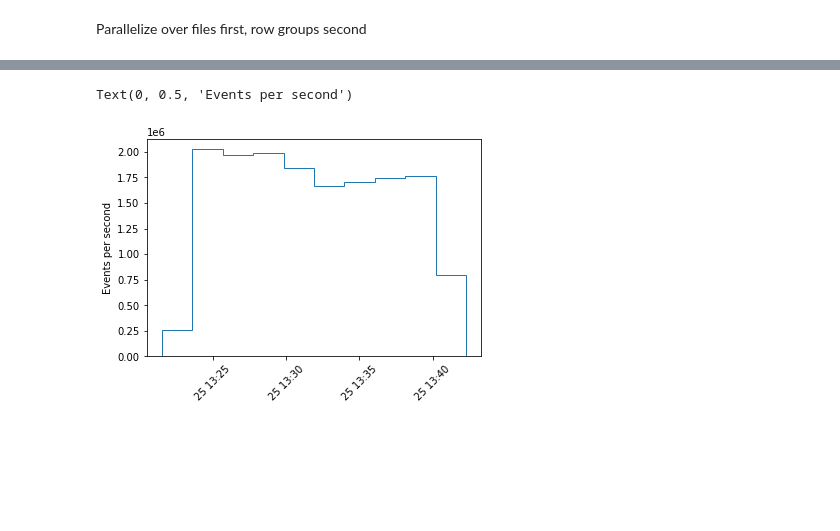
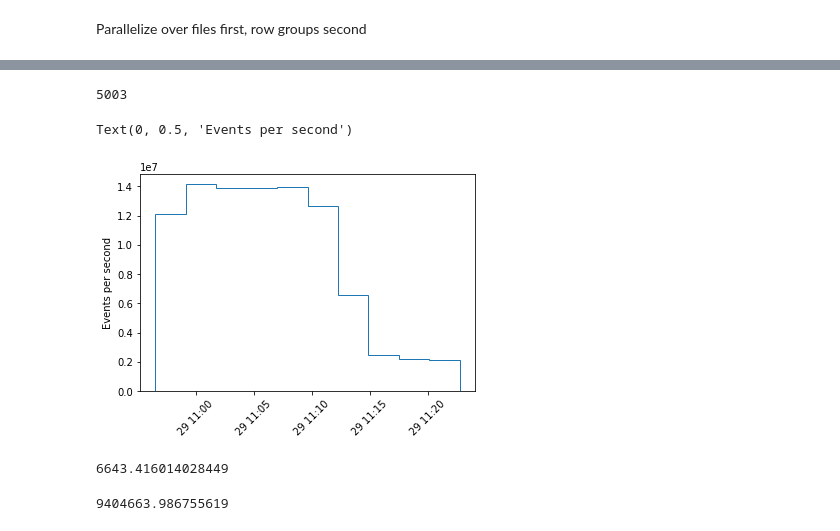
Before and after one commit to gcp4hep/analysis-code, a Jupyter notebook: notebooks/full_scale_parquet.ipynb, the cells around one changed output, grey strips where cells are left out. Saved outputs shown, nothing was run; the diff lists cells and outputs as text; code cells hidden in the pictures; blank space fills up the shorter version.

```diff
--- a/notebooks/full_scale_parquet.ipynb
+++ b/notebooks/full_scale_parquet.ipynb
@@ -238,0 +271,5 @@ for file, row_group in job_params[:len(job_params) // 10]:
+# %%
+futs = []
+for file, row_group in job_params[:len(job_params)]:
+#for file, row_group in job_params[:len(job_params) // 10]:
+    futs.append(client.submit(job_combined, file, row_group))
@@ -238,0 +282,2 @@ for file, row_group in job_params[:len(job_params) // 10]:
+# %%
+finished = [fut for fut in futs if fut.status == "finished"]
@@ -246,14 +305,30 @@ plot_io(read_ranges)
+# %%
+len(files)
+# %% [output]
+5003
+# %%
+events_stat_fut = client.map(lambda x: (x["info"]["time"], x["info"]["stop"], x["info"]["nevents"]), finished)
 # %%
-events_stat = np.array(client.gather(client.map(lambda x: (x["info"]["stop"], x["info"]["nevents"]), futs)))
+#events_stat = np.array(client.gather(client.map(lambda x: (x["info"]["time"], x["info"]["nevents"]), futs)))
+events_stat = np.array(client.gather([fut for fut in events_stat_fut if fut.status == "finished"]))
 # %%
-h, e = np.histogram(events_stat[:, 0], weights=events_stat[:, 1], bins=10)
+# maybe sth wrong here ...
+h, e = np.histogram(events_stat[:, 1], weights=events_stat[:, 2], bins=10)
 plt.stairs(h / (e[1:] - e[:-1]) * 1e9, e.astype("datetime64[ns]"))
 plt.xticks(rotation=45);
 plt.ylabel("Events per second")
-#plt.savefig("events_pers_second_parquet_10p_256cores.pdf")
+#plt.savefig("events_pers_second_parquet_100p_2kcores.pdf")
 # %% [output]
 Text(0, 0.5, 'Events per second')
-[figure, old version]
+[figure, new version]
+# %%
+(events_stat[:, 2] / events_stat[:, 0] * 1e9).mean()
+# %% [output]
+6643.416014028449
+# %%
+events_stat[:, 2].sum() / (events_stat[:, 1].max() - events_stat[:, 1].min()) * 1e9
+# %% [output]
+9404663.986755619
 # %%
 def dilepton_mass(leptons):
     import vector
```
Also changed, not shown: parts of 34 cells of this notebook.
